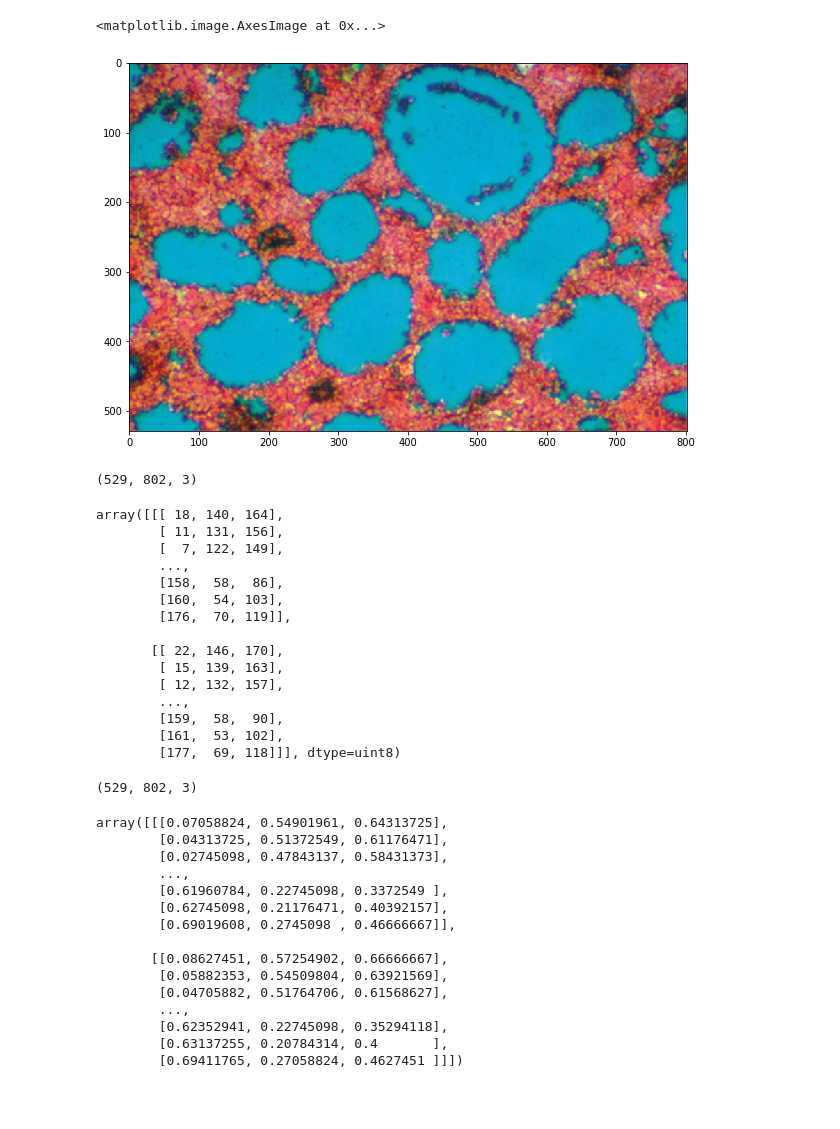
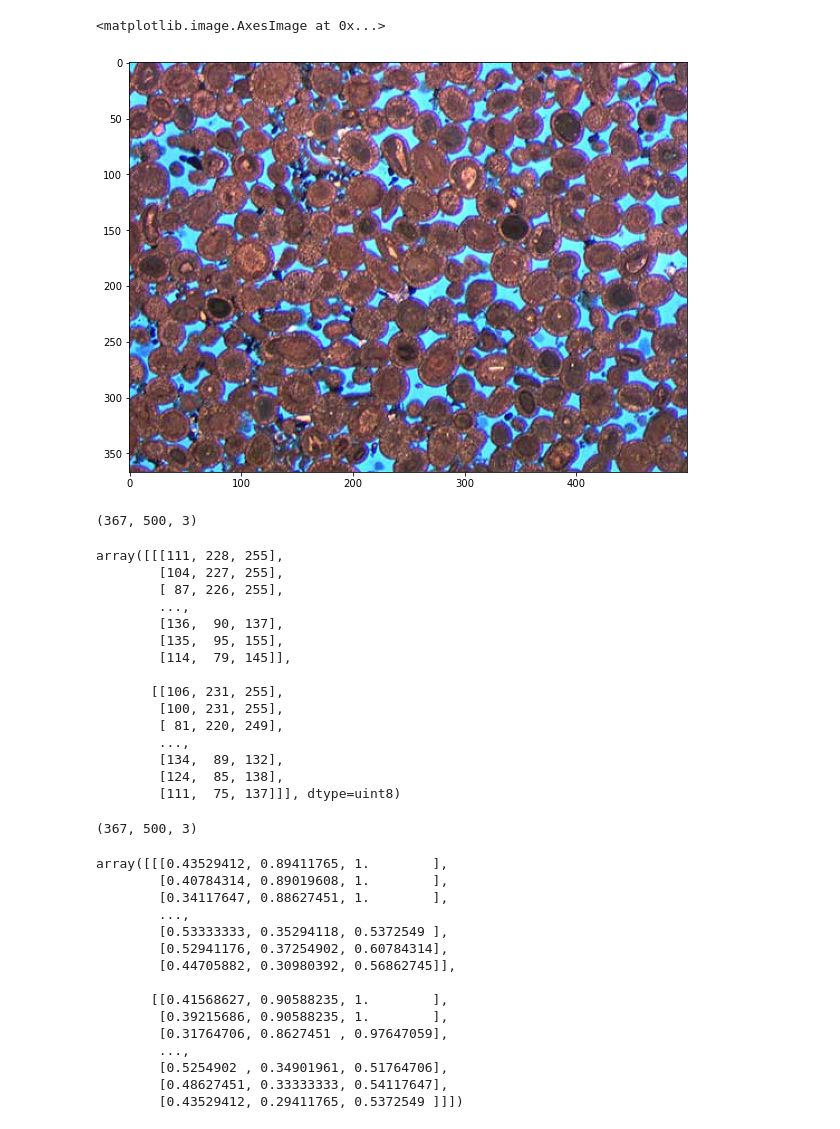
Before and after one commit to ieferreira/DigitalPetrography, a Jupyter notebook: PoreSegmentation/notebooks/00-colorCuantization.ipynb, the cells around one changed output. Saved outputs shown, nothing was run; the diff lists cells and outputs as text; code cells hidden in the pictures; blank space fills up the shorter version.

```diff
--- a/PoreSegmentation/notebooks/00-colorCuantization.ipynb
+++ b/PoreSegmentation/notebooks/00-colorCuantization.ipynb
@@ -13,56 +13,56 @@ from pylab import rcParams
 
 rcParams['figure.figsize'] = 10, 10
 # %%
-img = plt.imread("../imgs/porosidadalta.jpg")
+img = plt.imread("../imgs/poroDificil.jpg")
 
 rcParams["figure.figsize"] = 10,10
 plt.imshow(img)
 # %% [output]
 <matplotlib.image.AxesImage at 0x...>
-[figure, old version]
+[figure, new version]
 # %%
 img.shape
 # %% [output]
-(529, 802, 3)
+(367, 500, 3)
 # %%
 img[:2]
 # %% [output]
-array([[[ 18, 140, 164],
-        [ 11, 131, 156],
-        [  7, 122, 149],
+array([[[111, 228, 255],
+        [104, 227, 255],
+        [ 87, 226, 255],
         ...,
-        [158,  58,  86],
-        [160,  54, 103],
-        [176,  70, 119]],
+        [136,  90, 137],
+        [135,  95, 155],
+        [114,  79, 145]],
 
-       [[ 22, 146, 170],
-        [ 15, 139, 163],
-        [ 12, 132, 157],
+       [[106, 231, 255],
+        [100, 231, 255],
+        [ 81, 220, 249],
         ...,
-        [159,  58,  90],
-        [161,  53, 102],
-        [177,  69, 118]]], dtype=uint8)
+        [134,  89, 132],
+        [124,  85, 138],
+        [111,  75, 137]]], dtype=uint8)
 # %%
 img = img/255
 img.shape
 # %% [output]
-(529, 802, 3)
+(367, 500, 3)
 # %%
 img[:2]
 # %% [output]
-array([[[0.07058824, 0.54901961, 0.64313725],
-        [0.04313725, 0.51372549, 0.61176471],
-        [0.02745098, 0.47843137, 0.58431373],
+array([[[0.43529412, 0.89411765, 1.        ],
+        [0.40784314, 0.89019608, 1.        ],
+        [0.34117647, 0.88627451, 1.        ],
         ...,
-        [0.61960784, 0.22745098, 0.3372549 ],
-        [0.62745098, 0.21176471, 0.40392157],
-        [0.69019608, 0.2745098 , 0.46666667]],
+        [0.53333333, 0.35294118, 0.5372549 ],
+        [0.52941176, 0.37254902, 0.60784314],
+        [0.44705882, 0.30980392, 0.56862745]],
 
-       [[0.08627451, 0.57254902, 0.66666667],
-        [0.05882353, 0.54509804, 0.63921569],
-        [0.04705882, 0.51764706, 0.61568627],
+       [[0.41568627, 0.90588235, 1.        ],
+        [0.39215686, 0.90588235, 1.        ],
+        [0.31764706, 0.8627451 , 0.97647059],
         ...,
-        [0.62352941, 0.22745098, 0.35294118],
-        [0.63137255, 0.20784314, 0.4       ],
-        [0.69411765, 0.27058824, 0.4627451 ]]])
+        [0.5254902 , 0.34901961, 0.51764706],
+        [0.48627451, 0.33333333, 0.54117647],
+        [0.43529412, 0.29411765, 0.5372549 ]]])
 # %%
```
Also changed, not shown: parts of 16 cells of this notebook, 4 other files.
